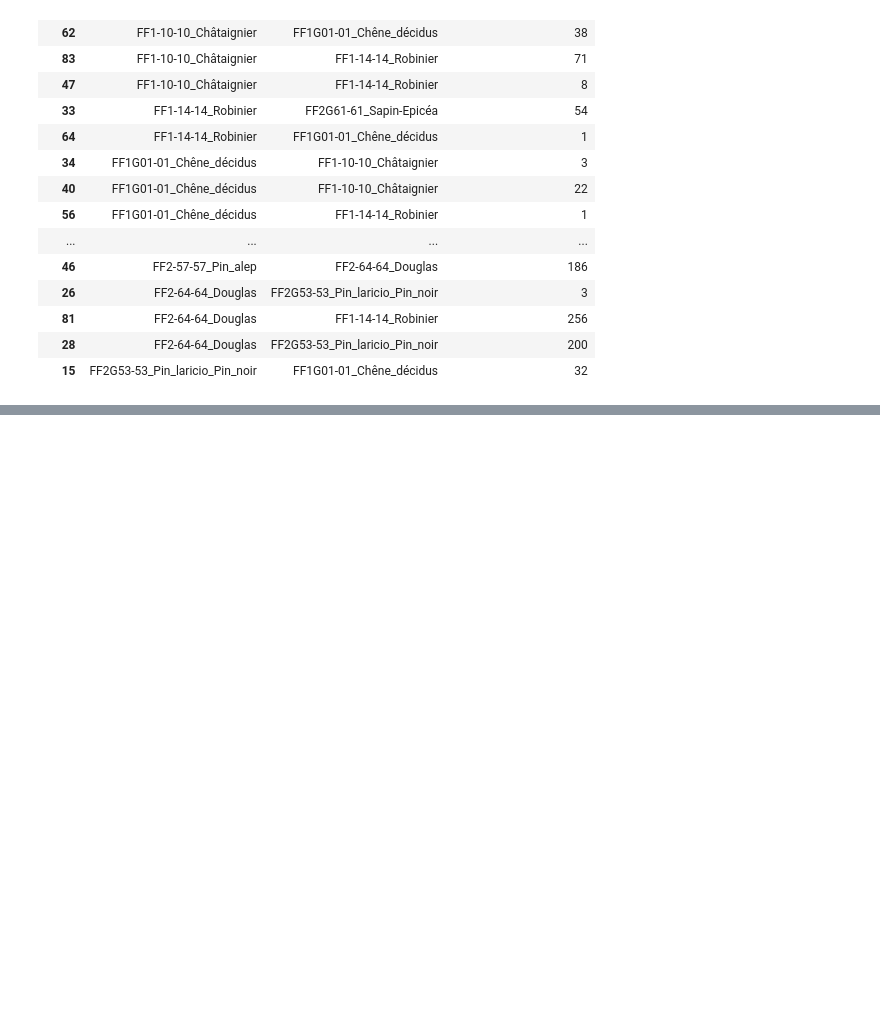
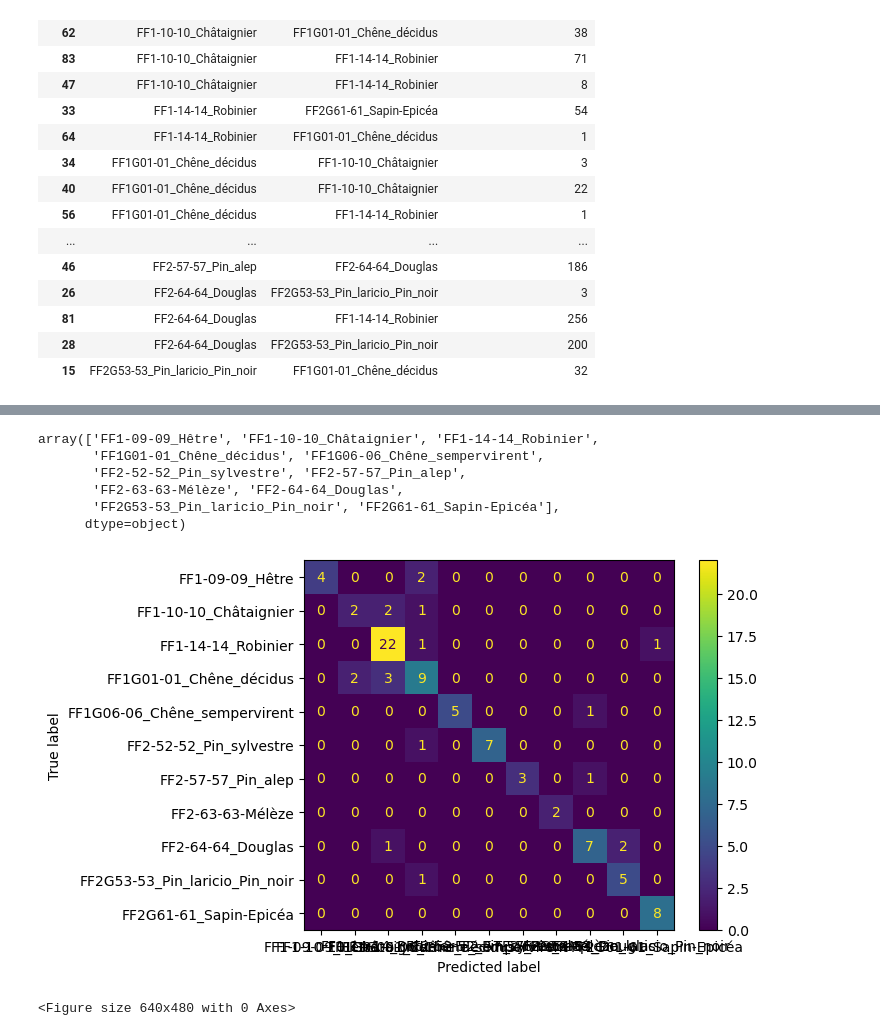
Before and after one commit to IGNF/myria3d, a Jupyter notebook: PureForestID-prediction-by-polygon.ipynb, the cells around one changed output, grey strips where cells are left out. Cells and saved outputs as stored; diff of their text form; code cells hidden in the pictures; blank space fills up the shorter version.

Commit message:
Pot confusion matrix at polygon level

```diff
--- a/PureForestID-prediction-by-polygon.ipynb
+++ b/PureForestID-prediction-by-polygon.ipynb
@@ -170,3 +171,9 @@ non_accurates[["targets","consensus","num_patches_in_polygon"]]
 | 81 | FF2-64-64_Douglas | FF1-14-14_Robinier | 256 |
 | 28 | FF2-64-64_Douglas | FF2G53-53_Pin_laricio_Pin_noir | 200 |
 | 15 | FF2G53-53_Pin_laricio_Pin_noir | FF1G01-01_Chêne_décidus | 32 |
+# %%
+# Confusion matrix at polygon level
+reverse_mapping = {v:k for k,v in mapping.items()}
+counts = pivot.groupby(["targets","consensus"]).size().reset_index().rename(columns={0:"count"})
+cm = counts.pivot(index="targets",columns="consensus",values="count").fillna(0).astype(int)
+cm
@@ -172,0 +194,17 @@ non_accurates[["targets","consensus","num_patches_in_polygon"]]
+# %%
+cm.index
+# %% [output]
+array(['FF1-09-09_Hêtre', 'FF1-10-10_Châtaignier', 'FF1-14-14_Robinier',
+       'FF1G01-01_Chêne_décidus', 'FF1G06-06_Chêne_sempervirent',
+       'FF2-52-52_Pin_sylvestre', 'FF2-57-57_Pin_alep',
+       'FF2-63-63-Mélèze', 'FF2-64-64_Douglas',
+       'FF2G53-53_Pin_laricio_Pin_noir', 'FF2G61-61_Sapin-Epicéa'],
+      dtype=object)
+# %%
+ConfusionMatrixDisplay(cm.values, display_labels=cm.index.values).plot()
+import matplotlib.pyplot as plt
+plt.show()
+plt.savefig(PREDICTIONS_FOLDER_TEST / "CM-by-polygon-val-and-test.png")
+# %% [output]
+[figure, added]
+<Figure size 640x480 with 0 Axes>
```
Also changed, not shown: parts of 2 cells of this notebook.
